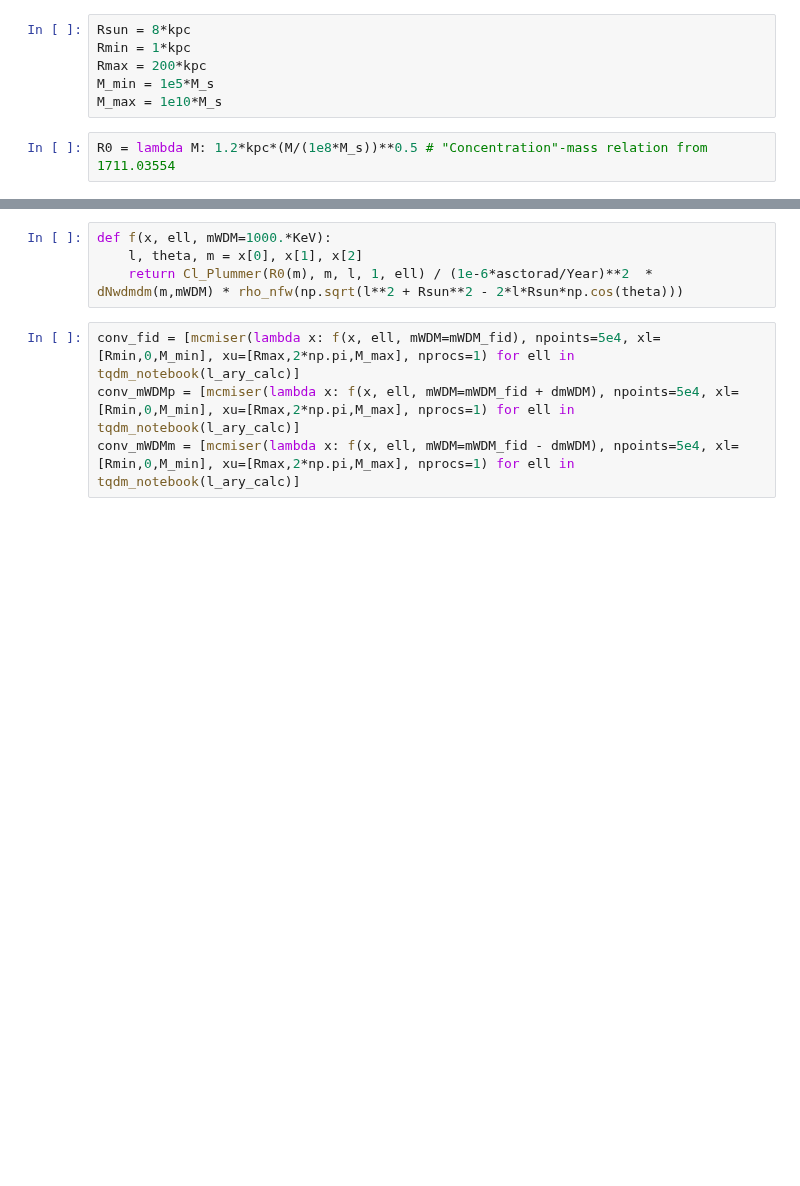
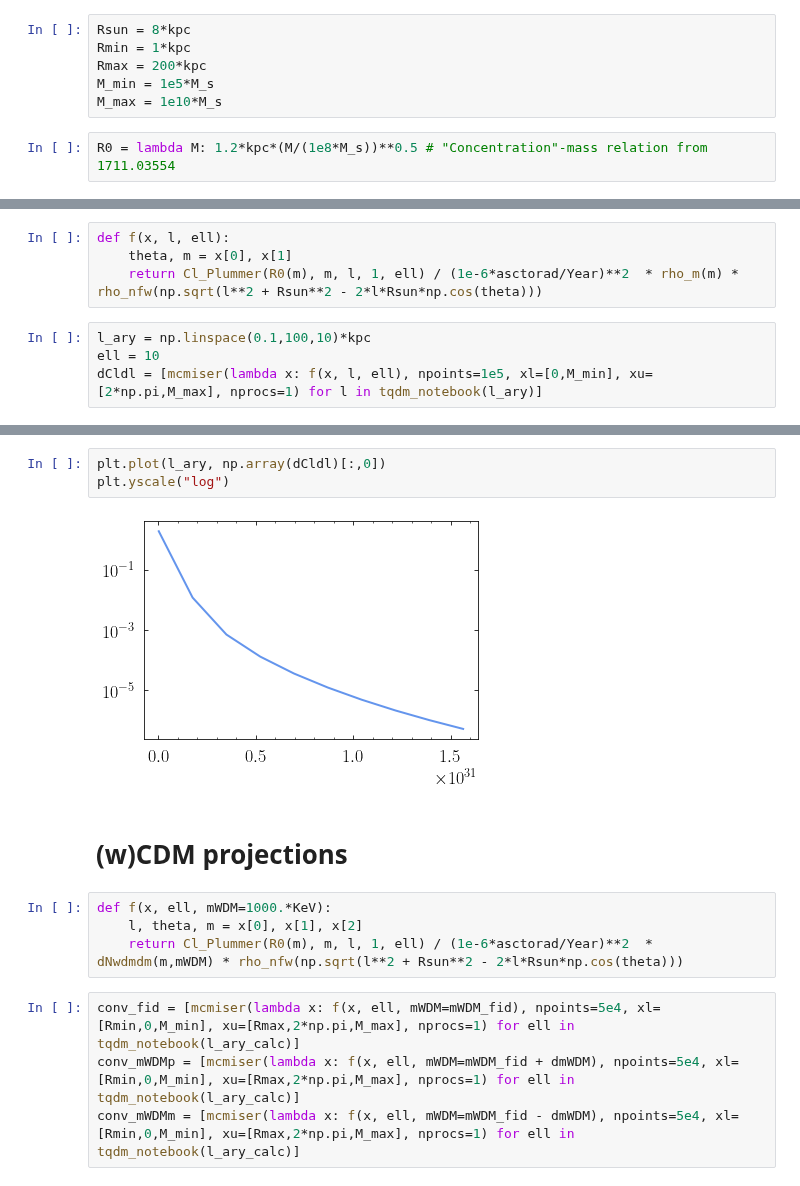
Before and after one commit to smsharma/astrometry-lensing-correlations, a Jupyter notebook: Theory/TheorySpecNew.ipynb, the cells around one changed output, grey strips where cells are left out. Drawn from its saved outputs; the diff is of its cells as text; blank space fills up the shorter version.

```diff
--- a/Theory/TheorySpecNew.ipynb
+++ b/Theory/TheorySpecNew.ipynb
@@ -294,0 +297,8 @@ N_halos = DM_frac_fid*1/(m_avg/(1e12*M_s))
+# %%
+def f(x, l, ell):
+    theta, m = x[0], x[1]
+    return Cl_Plummer(R0(m), m, l, 1, ell) / (1e-6*asctorad/Year)**2  * rho_m(m) * rho_nfw(np.sqrt(l**2 + Rsun**2 - 2*l*Rsun*np.cos(theta)))
+# %%
+l_ary = np.linspace(0.1,100,10)*kpc
+ell = 10
+dCldl = [mcmiser(lambda x: f(x, l, ell), npoints=1e5, xl=[0,M_min], xu=[2*np.pi,M_max], nprocs=1) for l in tqdm_notebook(l_ary)]
@@ -295,3 +307,10 @@ N_halos = DM_frac_fid*1/(m_avg/(1e12*M_s))
+# %%
+plt.plot(l_ary, np.array(dCldl)[:,0])
+plt.yscale("log")
+# %% [output]
+[figure, added]
+# %% [markdown]
+# (w)CDM projections
 # %%
 def f(x, ell, mWDM=1000.*KeV):
     l, theta, m = x[0], x[1], x[2]
```
Also changed, not shown: parts of 9 cells of this notebook, 6 other files.
